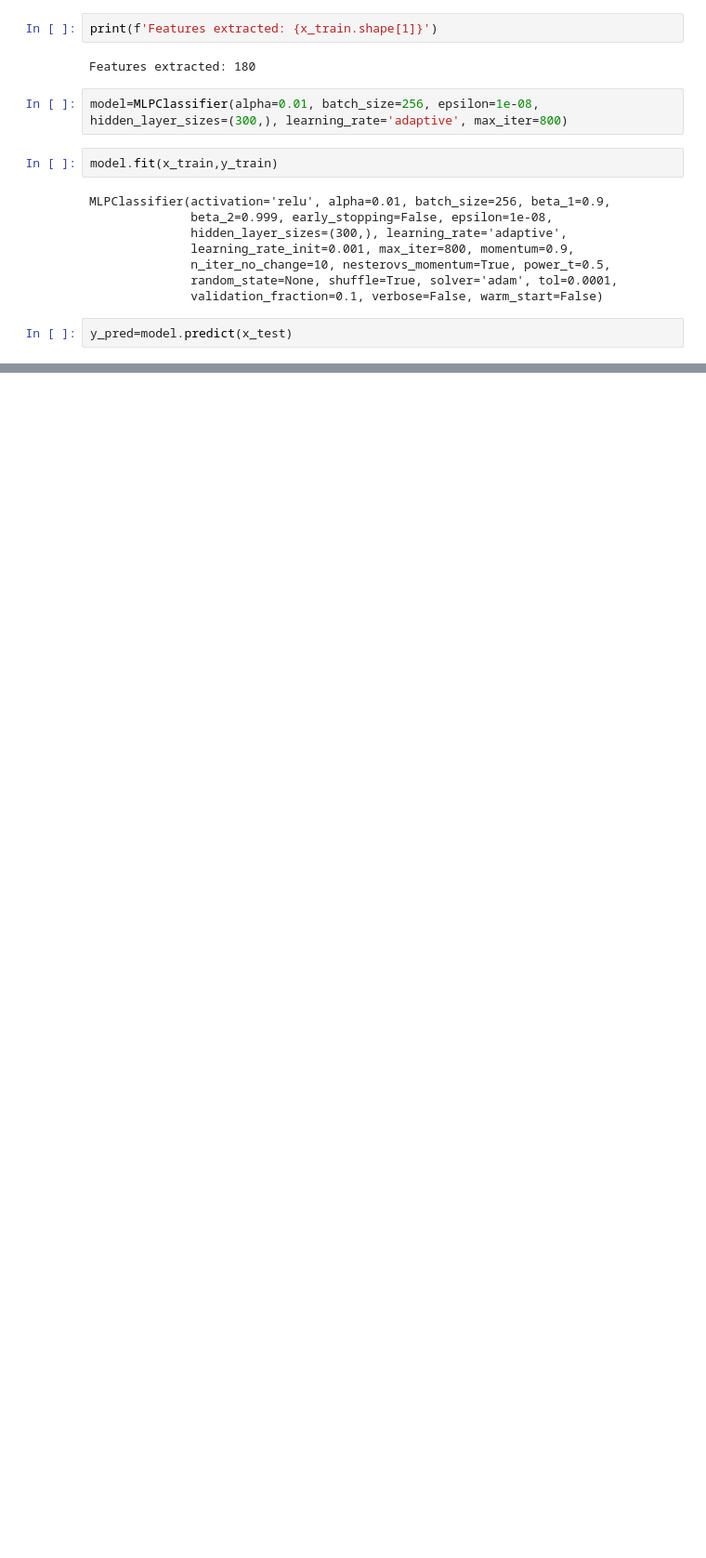
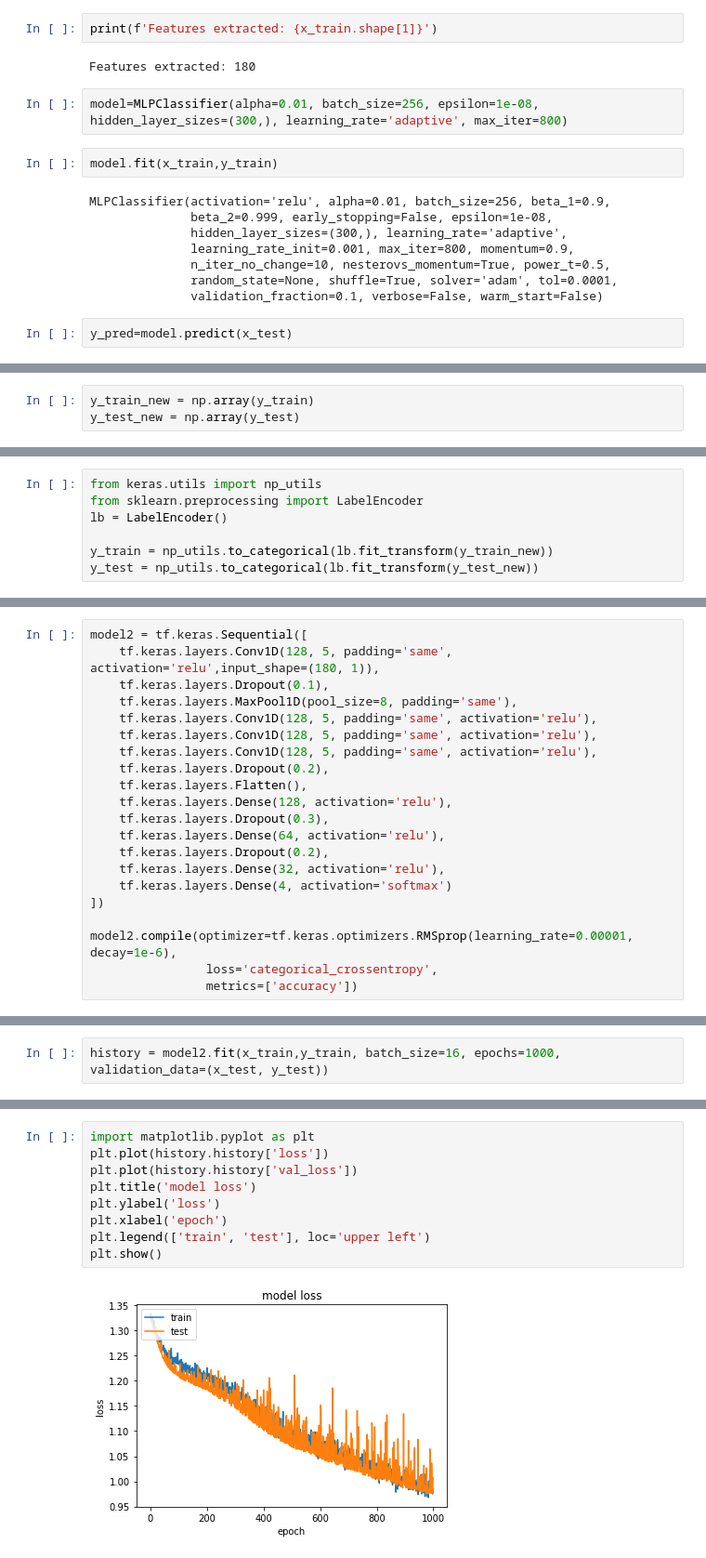
Before and after one commit to VikriAulia/Tensorflow-Deep-Learning-Speech-Recognition, a Jupyter notebook: SpeechEmotionMLPCClassifier.ipynb, the cells around one changed output, grey strips where cells are left out. Shown: that part at 93% size. Saved outputs shown, nothing was run; the diff lists cells and outputs as text; blank space fills up the shorter version.

```diff
--- a/SpeechEmotionMLPCClassifier.ipynb
+++ b/SpeechEmotionMLPCClassifier.ipynb
@@ -133,0 +200,3 @@ Accuracy: 73.56%
+# %%
+y_train_new = np.array(y_train)
+y_test_new = np.array(y_test)
@@ -133,0 +209,7 @@ Accuracy: 73.56%
+# %%
+from keras.utils import np_utils
+from sklearn.preprocessing import LabelEncoder
+lb = LabelEncoder()
+
+y_train = np_utils.to_categorical(lb.fit_transform(y_train_new))
+y_test = np_utils.to_categorical(lb.fit_transform(y_test_new))
@@ -133,0 +224,21 @@ Accuracy: 73.56%
+# %%
+model2 = tf.keras.Sequential([
+    tf.keras.layers.Conv1D(128, 5, padding='same', activation='relu',input_shape=(180, 1)),
+    tf.keras.layers.Dropout(0.1),
+    tf.keras.layers.MaxPool1D(pool_size=8, padding='same'),
+    tf.keras.layers.Conv1D(128, 5, padding='same', activation='relu'),
+    tf.keras.layers.Conv1D(128, 5, padding='same', activation='relu'),
+    tf.keras.layers.Conv1D(128, 5, padding='same', activation='relu'),
+    tf.keras.layers.Dropout(0.2),
+    tf.keras.layers.Flatten(),
+    tf.keras.layers.Dense(128, activation='relu'),
+    tf.keras.layers.Dropout(0.3),
+    tf.keras.layers.Dense(64, activation='relu'),
+    tf.keras.layers.Dropout(0.2),
+    tf.keras.layers.Dense(32, activation='relu'),
+    tf.keras.layers.Dense(4, activation='softmax')
+])
+
+model2.compile(optimizer=tf.keras.optimizers.RMSprop(learning_rate=0.00001, decay=1e-6),
+                loss='categorical_crossentropy',
+                metrics=['accuracy'])
@@ -133,0 +269,2 @@ Accuracy: 73.56%
+# %%
+history = model2.fit(x_train,y_train, batch_size=16, epochs=1000, validation_data=(x_test, y_test))
@@ -133,0 +289,11 @@ Accuracy: 73.56%
+# %%
+import matplotlib.pyplot as plt
+plt.plot(history.history['loss'])
+plt.plot(history.history['val_loss'])
+plt.title('model loss')
+plt.ylabel('loss')
+plt.xlabel('epoch')
+plt.legend(['train', 'test'], loc='upper left')
+plt.show()
+# %% [output]
+[figure, added]
```
Also changed, not shown: parts of 29 cells of this notebook.
